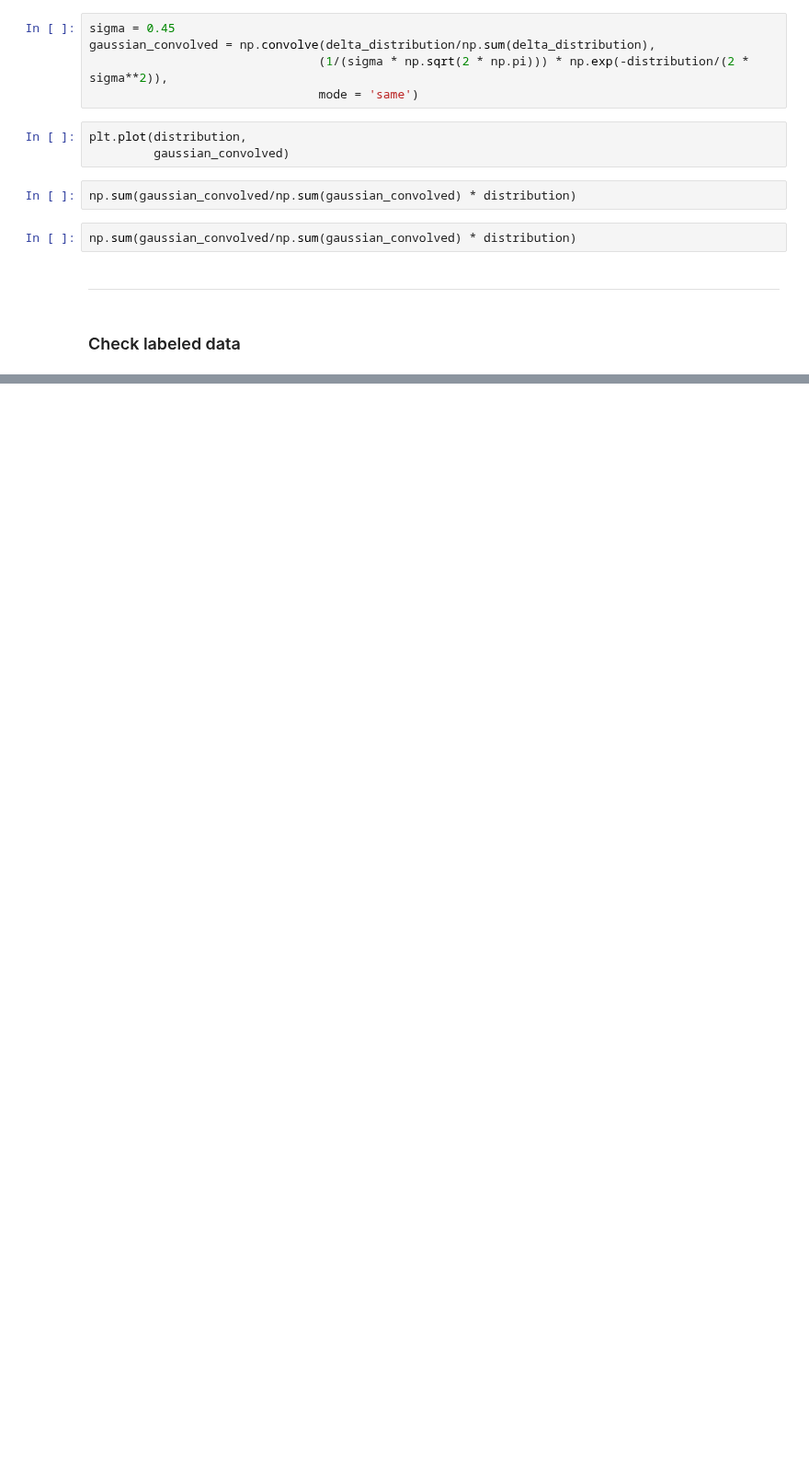
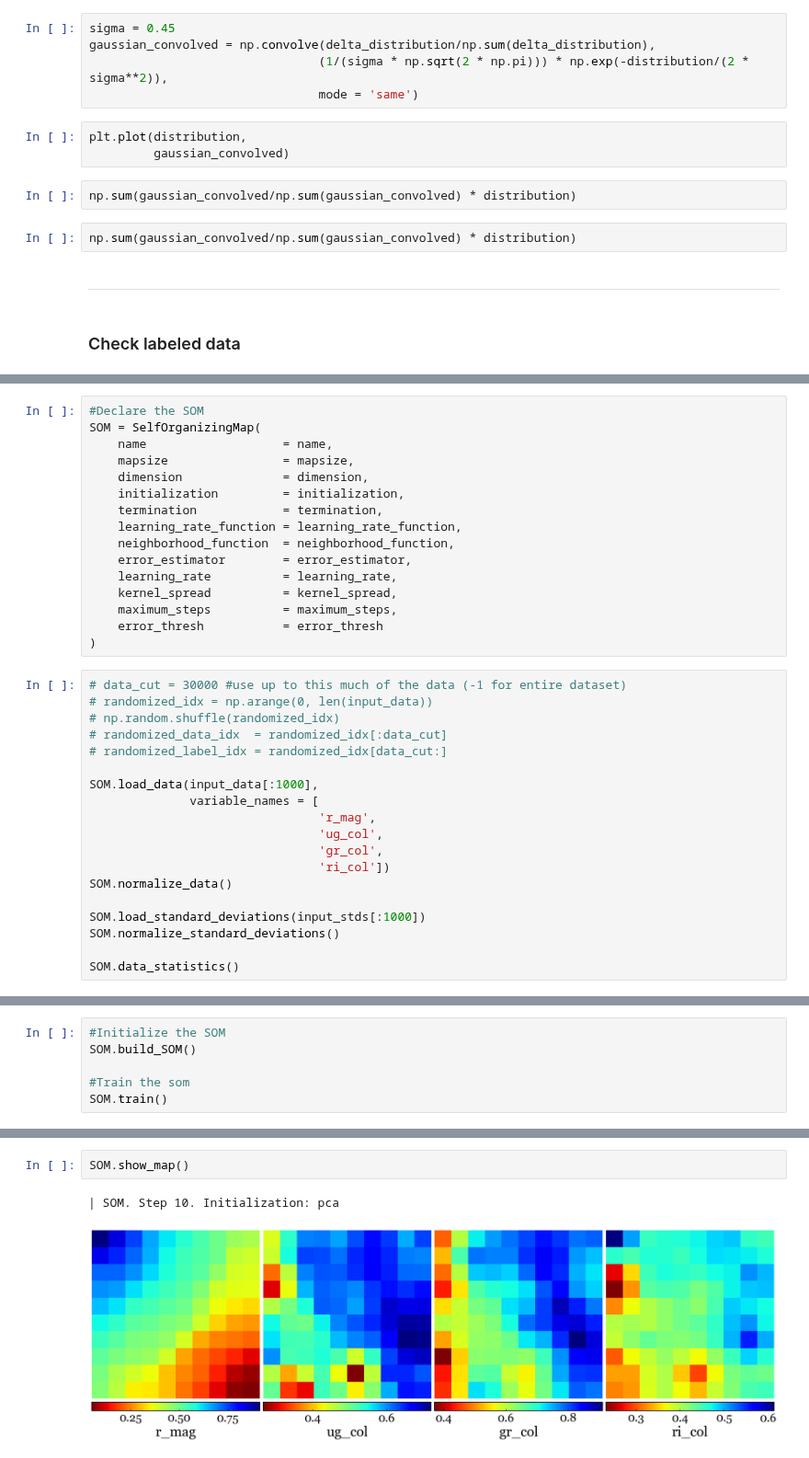
Before and after one commit to lsajkov/strw_mpdg, a Jupyter notebook: build_som.ipynb, the cells around one changed output, grey strips where cells are left out. Shown at 92% size. Drawn from its saved outputs; the diff is of its cells as text; blank space fills up the shorter version.

```diff
--- a/build_som.ipynb
+++ b/build_som.ipynb
@@ -1076,0 +1237,35 @@ ___
+# %%
+#Declare the SOM
+SOM = SelfOrganizingMap(
+    name                   = name,
+    mapsize                = mapsize,
+    dimension              = dimension,
+    initialization         = initialization,
+    termination            = termination,
+    learning_rate_function = learning_rate_function,
+    neighborhood_function  = neighborhood_function,
+    error_estimator        = error_estimator,
+    learning_rate          = learning_rate,
+    kernel_spread          = kernel_spread,
+    maximum_steps          = maximum_steps,
+    error_thresh           = error_thresh
+)
+# %%
+# data_cut = 30000 #use up to this much of the data (-1 for entire dataset)
+# randomized_idx = np.arange(0, len(input_data))
+# np.random.shuffle(randomized_idx)
+# randomized_data_idx  = randomized_idx[:data_cut]
+# randomized_label_idx = randomized_idx[data_cut:]
+
+SOM.load_data(input_data[:1000],
+              variable_names = [
+                                'r_mag',
+                                'ug_col',
+                                'gr_col',
+                                'ri_col'])
+SOM.normalize_data()
+
+SOM.load_standard_deviations(input_stds[:1000])
+SOM.normalize_standard_deviations()
+
+SOM.data_statistics()
@@ -1076,0 +1282,6 @@ ___
+# %%
+#Initialize the SOM
+SOM.build_SOM()
+
+#Train the som
+SOM.train()
@@ -1076,0 +1301,5 @@ ___
+# %%
+SOM.show_map()
+# %% [output]
+| SOM. Step 10. Initialization: pca
+[figure, added]
```
Also changed, not shown: parts of 26 cells of this notebook, 2 other files.
